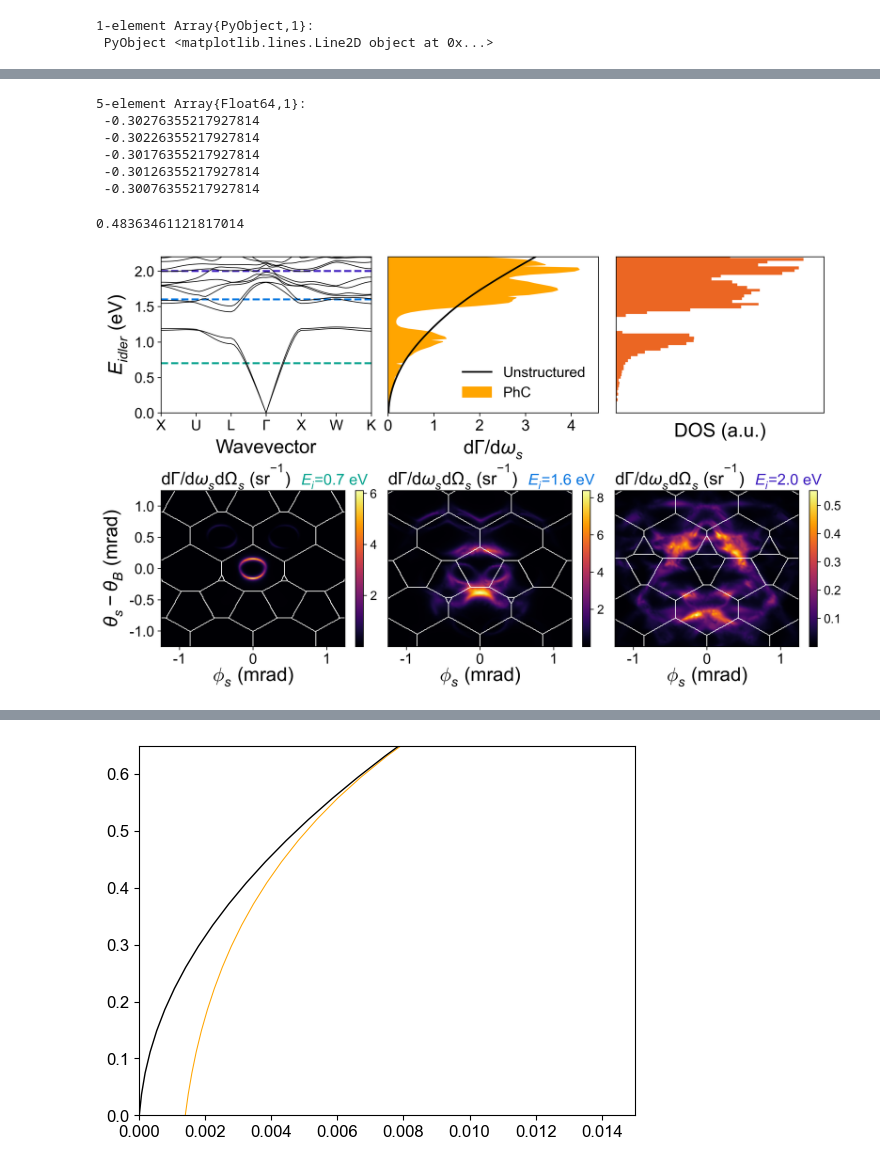
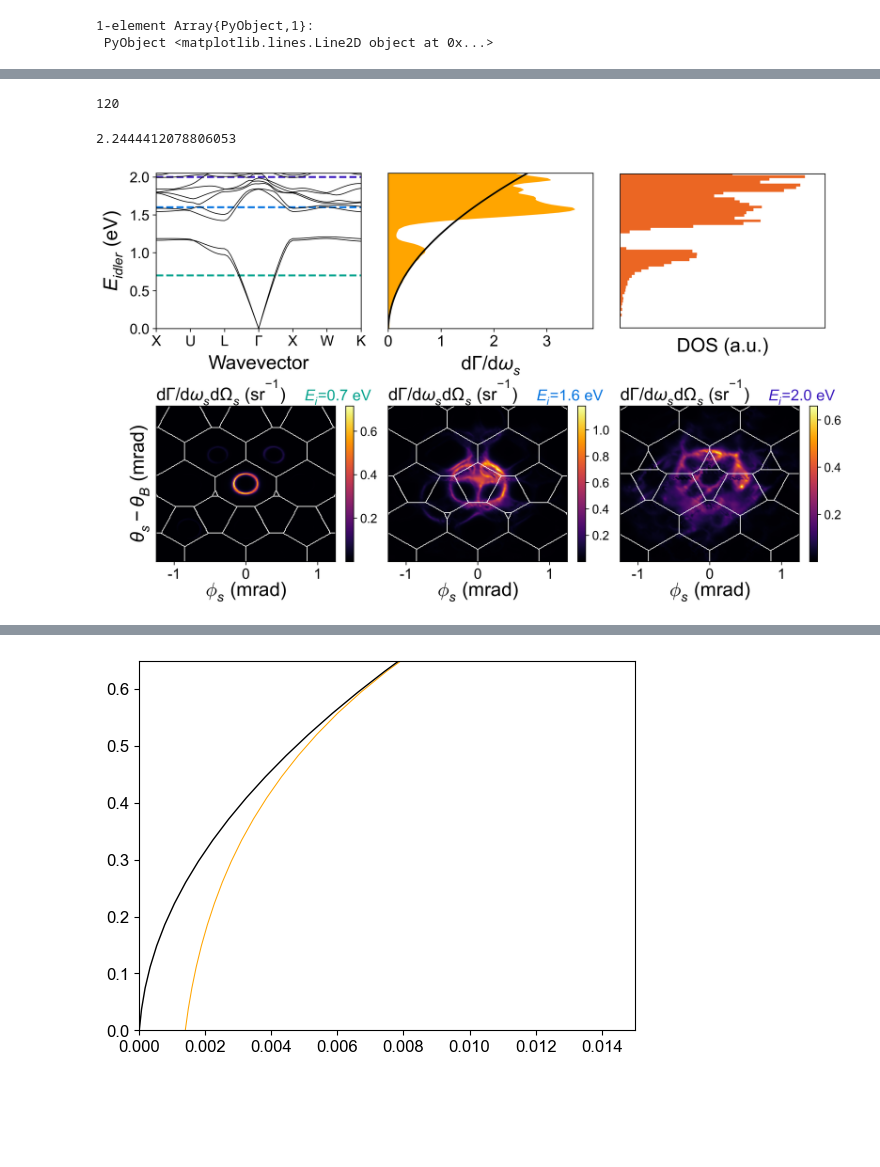
Before and after one commit to 16elinas/xopdc, a Jupyter notebook: phc_fig_analysis.ipynb, the cells around one changed output, grey strips where cells are left out. Cells and saved outputs as stored; diff of their text form; code cells hidden in the pictures; blank space fills up the shorter version.

```diff
--- a/phc_fig_analysis.ipynb
+++ b/phc_fig_analysis.ipynb
@@ -40,13 +40,13 @@ rc("svg", fonttype="none")
 # %%
 # GA woodpile
 an_folder = "phc_an_files/"
-dat_wdpl_ga_l = npzread("$(an_folder)ang_spec_wdpl_ga_0-7.npz")
-dat_wdpl_ga_m = npzread("$(an_folder)ang_spec_wdpl_ga_1-6.npz")
-dat_wdpl_ga_h = npzread("$(an_folder)ang_spec_wdpl_ga_2-0.npz")
-θrange_wdpl_ga = npzread("$(an_folder)ang_spec_wdpl_ga_thrange.npz")
-ϕrange_wdpl_ga = npzread("$(an_folder)ang_spec_wdpl_ga_phrange.npz");
-dΓdω_fs_wdpl_ga = npzread("$(an_folder)freq_spec_fs_wdpl_ga_nb.npz")* np * c * L^2 ;
-dΓdω_wdpl_ga = npzread("$(an_folder)freq_spec_wdpl_ga_nb.npz")* np * c * L^2 ;
+dat_wdpl_ga_l = npzread("$(an_folder)ang_spec_wdpl_ga_0-7_4_10_24.npz")
+dat_wdpl_ga_m = npzread("$(an_folder)ang_spec_wdpl_ga_1-6_4_10_24.npz")
+dat_wdpl_ga_h = npzread("$(an_folder)ang_spec_wdpl_ga_2-0_4_10_24.npz")
+θrange_wdpl_ga = npzread("$(an_folder)ang_spec_wdpl_ga_thrange_200.npz")
+ϕrange_wdpl_ga = npzread("$(an_folder)ang_spec_wdpl_ga_phrange_200.npz");
+dΓdω_fs_wdpl_ga = npzread("$(an_folder)freq_spec_wdpl_ga_fs_4_22_24.npz")* np * c * L^2 ;
+dΓdω_wdpl_ga = npzread("$(an_folder)freq_spec_wdpl_ga_4_10_24.npz")* np * c * L^2 ;
 bands_wdpl_ga = npzread("$(an_folder)phc3d_wdpl_bands_e_12_12b.npz")["arr_0"];
 dos_wdpl_ga = imread("$(an_folder)wdpl_ga_dos_bare.png");
 # %%
@@ -246,19 +246,14 @@ Em = 1.6
 Eh = 2.0;
 dθ = 0
 dϕ = 0;
-# %%
-collect(-1:0.5:1)./1000 .+ (θB - dθ)
-# %% [output]
-5-element Array{Float64,1}:
- -0.30276355217927814
- -0.30226355217927814
- -0.30176355217927814
- -0.30126355217927814
- -0.30076355217927814
-# %%
-θB
-# %% [output]
-0.48363461121817014
+# %%
+size(dΓdω)[1]
+# %% [output]
+120
+# %%
+maximum(dΓdω[5:end]./(dΓdω_fs[5:end]*0.29/2))
+# %% [output]
+2.2444412078806053
 # %%
 Emax = 2.2
 wdpl_dos_color = "#eb6623"
@@ -284,7 +279,7 @@ hlines([El, Em, Eh], 0, length(bands), colors=[color1,color2, color3], linewidth
 xlim(0,size(bands)[1]-1)
 xlabel("Wavevector", fontsize=20, labelpad=7)
 ylabel(L"$E_{idler}$ (eV)", fontsize=20, labelpad=6)
-ylim(0, Emax)
+ylim(0, 2.05)
 # woodpile
 # xticks([0, 11, 22, 33, 44, 55, 66]*7987/66, ["X", "U", "L", L"Γ", "X", "W", "K"], fontsize=15)
 xticks([0, 11, 22, 33, 44, 55, 66], ["X", "U", "L", L"Γ", "X", "W", "K"], fontsize=15)
@@ -303,16 +298,16 @@ yticks(fontsize=15)
 subplot(2,3,2)
 ωirange = range(0.01/ħeV, Emax/ħeV, length=size(dΓdω)[1])
 
-fill_betweenx(ωirange*ħeV, dΓdω*1e6, color="orange", label="PhC")
-PyPlot.plot(dΓdω_fs[1:3:end]*1e6, ωirange[1:3:end]*ħeV, label="Unstructured", color="black", linewidth=1.75)
+fill_betweenx(ωirange*ħeV, dΓdω*1e7, color="orange", label="PhC")
+PyPlot.plot(dΓdω_fs[1:3:end]*1e7*0.29/2, ωirange[1:3:end]*ħeV, label="Unstructured", color="black", linewidth=1.75)
 #title("Efficiency spectrum")
-ylim(0, Emax)
-xlim(0, 1.1*maximum(dΓdω)*1e6)
+ylim(0, 2.05)
+xlim(0, 1.1*maximum(dΓdω)*1e7)
 xlabel(L"dΓ/d$ω_s$", fontsize=20, labelpad=6)
 yticks([])
 xticks(fontsize=16)
 # xticks(collect(0:0.00005:0.00015), collect(0:0.5:1.5), fontsize=15)
-legend(loc="lower right", frameon=false, fontsize=15)
+# legend(loc="lower right", frameon=false, fontsize=15)
 
 
 subplot(2,3,3)
@@ -320,6 +315,7 @@ subplot(2,3,3)
 # ylim(0.1, Emax)
 # xlim(0,5000)
 xlabel("DOS (a.u.)", fontsize=20, labelpad=10)
+# ylim(0, 2.05)
 yticks([])
 xticks([])
 imshow(dos)
@@ -328,7 +324,7 @@ imshow(dos)
 subplot(2,3,4)
 pcolormesh(ϕrange, θrange, dat_l, cmap="inferno")
 title(L"dΓ/d$ω_s$d$Ω_s$ (sr$^{-1}$)", fontsize=18.0, loc="left")
-title(L"$E_i$="*"$(El) eV", fontsize=16.0, loc="right", color=color1, x=1.125)
+title(L"$E_i$="*"$(El) eV", fontsize=16.0, loc="right", color=color1, x=1.2)
 
 xlabel(L"$\phi_s$ (mrad)", fontsize=20.0, labelpad=0)
 ylabel(L"$θ_s-θ_B$ (mrad)", fontsize=20.0, labelpad=6)
@@ -349,7 +345,7 @@ PyPlot.contour(ϕrange, θrange, colors3l, levels=-5.5:5.5, colors=["white"])
 
 subplot(2,3,5)
 pcolormesh(ϕrange, θrange, dat_m, cmap="inferno")
-title(L"$E_i$="*"$(Em) eV", fontsize=16.0, loc="right", x=1.125, color=color2)
+title(L"$E_i$="*"$(Em) eV", fontsize=16.0, loc="right", x=1.2, color=color2)
 title(L"dΓ/d$ω_s$d$Ω_s$ (sr$^{-1}$)", fontsize=18.0, loc="left")
 
 xlabel(L"$\phi_s$ (mrad)", fontsize=20.0, labelpad=0)
@@ -367,32 +363,32 @@ cb.ax.tick_params(labelsize=13)
 
 PyPlot.contour(ϕrange, θrange, colors1m, levels=-5.5:5.5, colors=["white"])
 PyPlot.contour(ϕrange, θrange, colors2m, levels=-5.5:5.5, colors=["white"])
 PyPlot.contour(ϕrange, θrange, colors3m, levels=-5.5:5.5, colors=["white"])
 
 
 subplot(2,3,6)
 pcolormesh(ϕrange, θrange, dat_h, cmap="inferno")
-title(L"$E_i$="*"$(Eh) eV", fontsize=16.0, loc="right", x=1.125, color=color3)
+title(L"$E_i$="*"$(Eh) eV", fontsize=16.0, loc="right", x=1.2, color=color3)
 title(L"dΓ/d$ω_s$d$Ω_s$ (sr$^{-1}$)", fontsize=18.0, loc="left")
 
 xlabel(L"$\phi_s$ (mrad)", fontsize=20.0, labelpad=0)
 xticks(collect(-0.002:0.001:0.002) .+ dϕ, collect(-2:1:2), fontsize=15)
 yticks([])
 xlim(minimum(ϕrange), maximum(ϕrange))
 ylim(minimum(θrange), maximum(θrange))
 
 cb = colorbar(fraction=0.075)
 cb.ax.tick_params(labelsize=13)
 
 # hlines(θxh, minimum(ϕrange), maximum(ϕrange), "white")
 # hlines(θzh, minimum(ϕrange), maximum(ϕrange), "white")
 # vlines(θyh, minimum(θrange), maximum(θrange), "white")
 
 PyPlot.contour(ϕrange, θrange, colors1h, levels=-5.5:5.5, colors=["white"])
 PyPlot.contour(ϕrange, θrange, colors2h, levels=-5.5:5.5, colors=["white"])
 PyPlot.contour(ϕrange, θrange, colors3h, levels=-5.5:5.5, colors=["white"])
 
 tight_layout(pad=1.0, h_pad=0.35, w_pad=0.5)
 # PyPlot.savefig("wdpl_ga_6fig.png", dpi=300)
 # %% [output]
-[figure, old version]
+[figure, new version]
```
Also changed, not shown: parts of 11 cells of this notebook.
